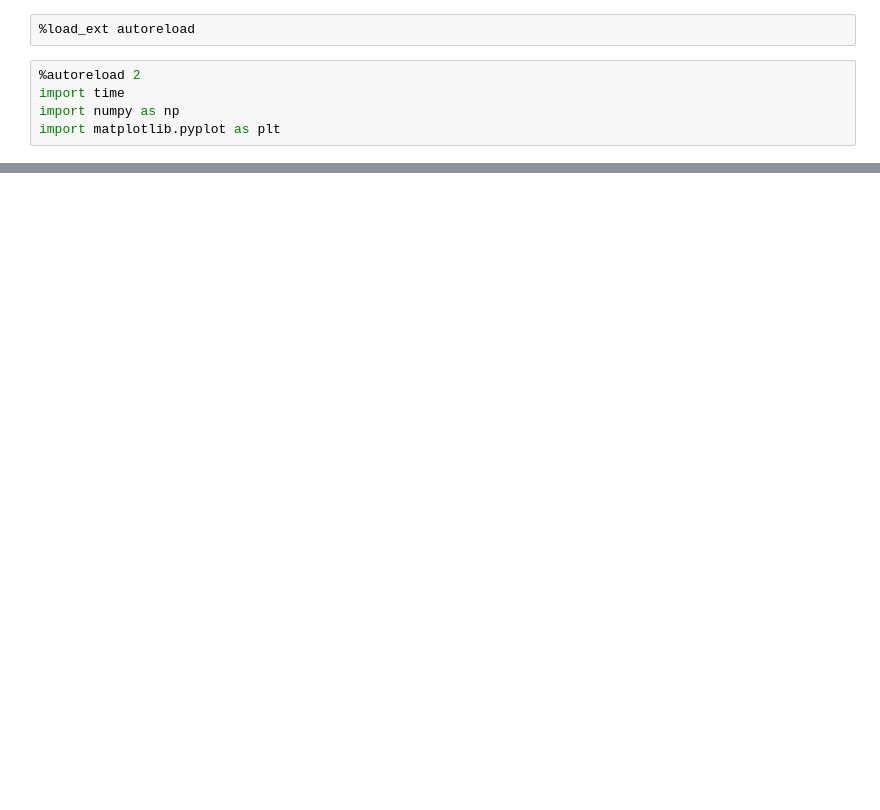
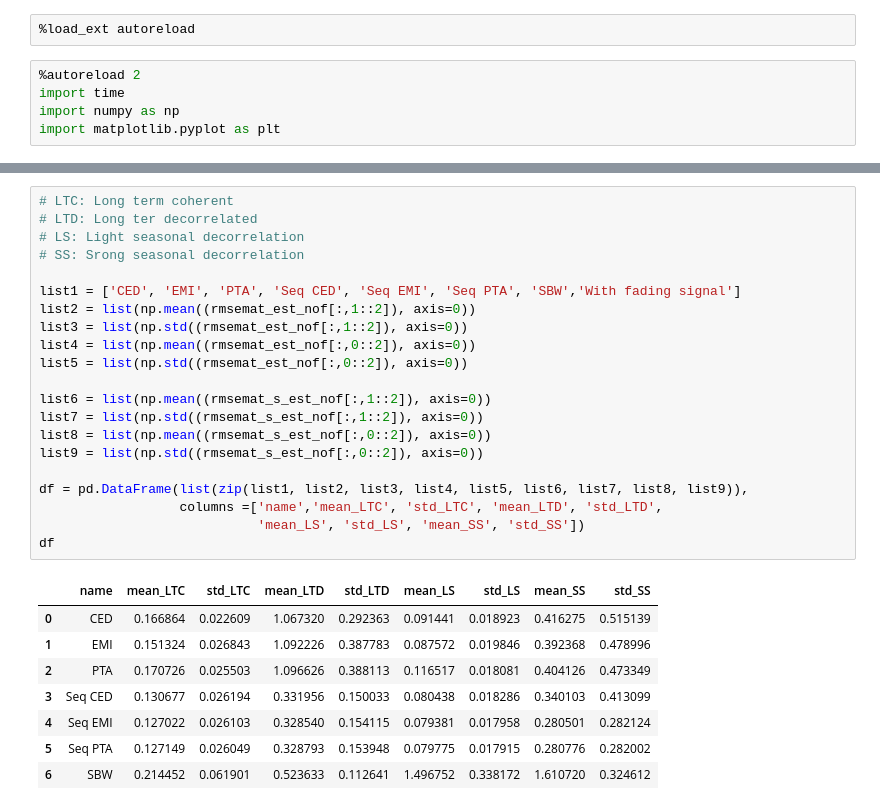
Before and after one commit to mirzaees/2022_MiaplPy_Mirzaee_Amelung_Fattahi, a Jupyter notebook: Assess_decorrelation_and_fading_signal.ipynb, the cells around one changed output, grey strips where cells are left out. Saved outputs shown, nothing was run; the diff lists cells and outputs as text; blank space fills up the shorter version.

```diff
--- a/Assess_decorrelation_and_fading_signal.ipynb
+++ b/Assess_decorrelation_and_fading_signal.ipynb
@@ -171,0 +79,30 @@ max: 1.7951127703355518
+# %%
+# LTC: Long term coherent
+# LTD: Long ter decorrelated
+# LS: Light seasonal decorrelation
+# SS: Srong seasonal decorrelation
+
+list1 = ['CED', 'EMI', 'PTA', 'Seq CED', 'Seq EMI', 'Seq PTA', 'SBW','With fading signal']
+list2 = list(np.mean((rmsemat_est_nof[:,1::2]), axis=0))
+list3 = list(np.std((rmsemat_est_nof[:,1::2]), axis=0))
+list4 = list(np.mean((rmsemat_est_nof[:,0::2]), axis=0))
+list5 = list(np.std((rmsemat_est_nof[:,0::2]), axis=0))
+
+list6 = list(np.mean((rmsemat_s_est_nof[:,1::2]), axis=0))
+list7 = list(np.std((rmsemat_s_est_nof[:,1::2]), axis=0))
+list8 = list(np.mean((rmsemat_s_est_nof[:,0::2]), axis=0))
+list9 = list(np.std((rmsemat_s_est_nof[:,0::2]), axis=0))
+
+df = pd.DataFrame(list(zip(list1, list2, list3, list4, list5, list6, list7, list8, list9)),
+                  columns =['name','mean_LTC', 'std_LTC', 'mean_LTD', 'std_LTD',
+                            'mean_LS', 'std_LS', 'mean_SS', 'std_SS'])
+df
+# %% [output]
+|  | name | mean_LTC | std_LTC | mean_LTD | std_LTD | mean_LS | std_LS | mean_SS | std_SS |
+| 0 | CED | 0.166864 | 0.022609 | 1.067320 | 0.292363 | 0.091441 | 0.018923 | 0.416275 | 0.515139 |
+| 1 | EMI | 0.151324 | 0.026843 | 1.092226 | 0.387783 | 0.087572 | 0.019846 | 0.392368 | 0.478996 |
+| 2 | PTA | 0.170726 | 0.025503 | 1.096626 | 0.388113 | 0.116517 | 0.018081 | 0.404126 | 0.473349 |
+| 3 | Seq CED | 0.130677 | 0.026194 | 0.331956 | 0.150033 | 0.080438 | 0.018286 | 0.340103 | 0.413099 |
+| 4 | Seq EMI | 0.127022 | 0.026103 | 0.328540 | 0.154115 | 0.079381 | 0.017958 | 0.280501 | 0.282124 |
+| 5 | Seq PTA | 0.127149 | 0.026049 | 0.328793 | 0.153948 | 0.079775 | 0.017915 | 0.280776 | 0.282002 |
+| 6 | SBW | 0.214452 | 0.061901 | 0.523633 | 0.112641 | 1.496752 | 0.338172 | 1.610720 | 0.324612 |
```
Also changed, not shown: parts of 10 cells of this notebook, 11 other files.
